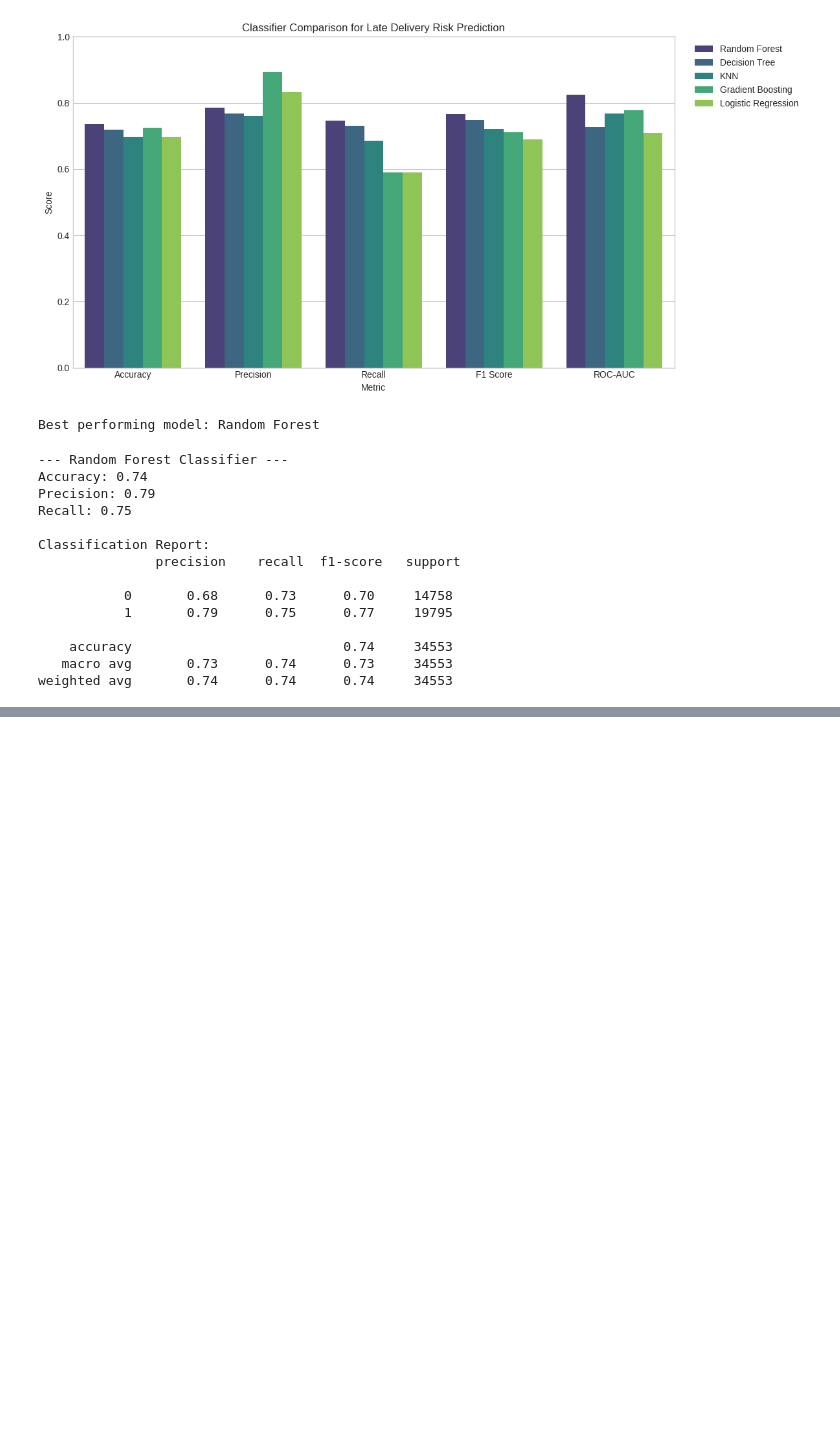
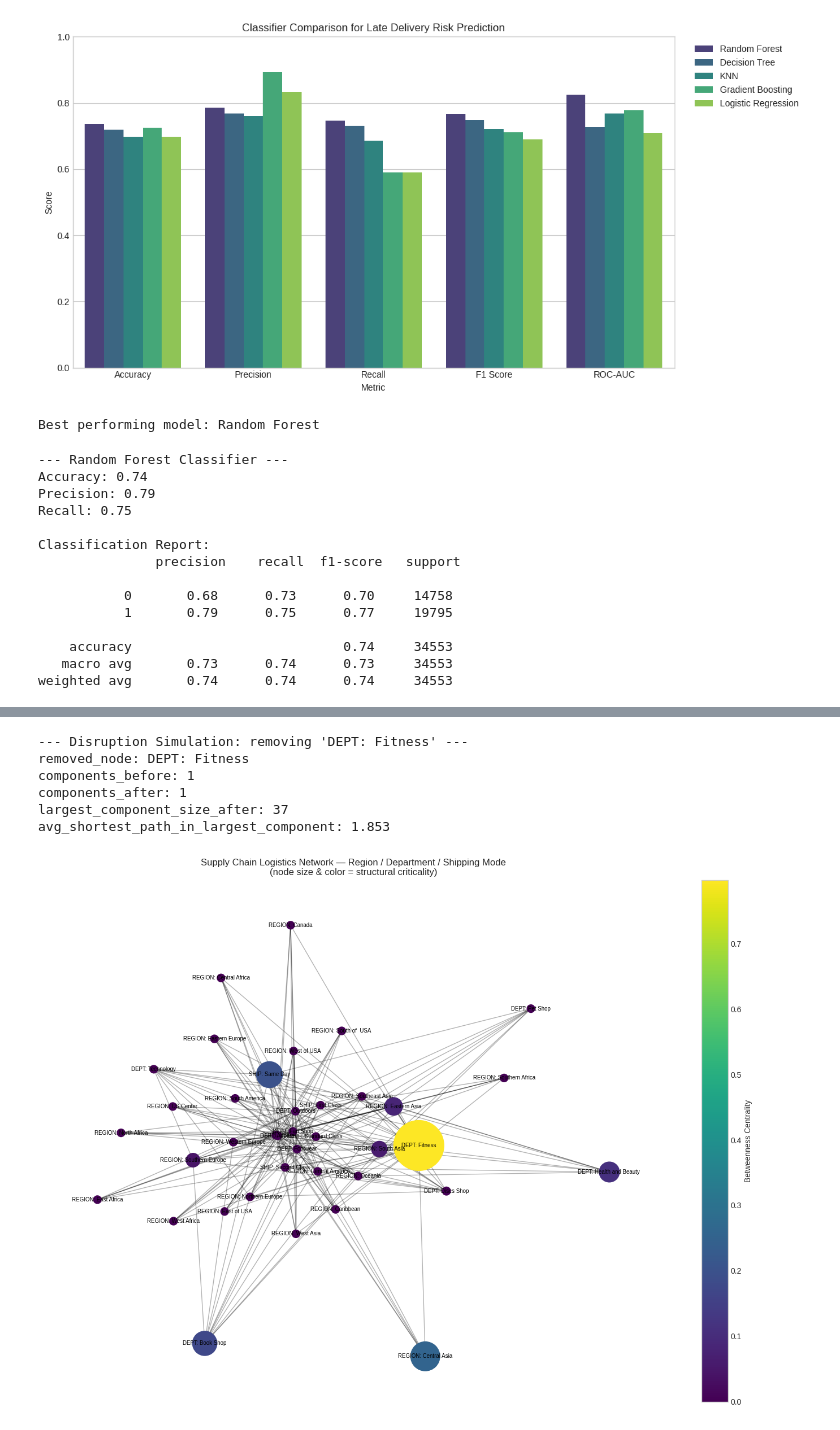
Before and after one commit to samrinasarkar-sammi/Supply-Chain-Analysis-Project-Using-Python, a Jupyter notebook: Supply_Chain_Analysis_Project.ipynb, the cells around one changed output, grey strips where cells are left out. Drawn from its saved outputs; the diff is of its cells as text; code cells hidden in the pictures; blank space fills up the shorter version.

```diff
--- a/Supply_Chain_Analysis_Project.ipynb
+++ b/Supply_Chain_Analysis_Project.ipynb
@@ -734,0 +821,66 @@ weighted avg       0.74      0.74      0.74     34553
+# %%
+# ---------------------------------------------------------------------
+# STEP 3 — Disruption simulation: what happens if we remove the most
+# critical node? A simple, defensible resilience metric: how many
+# separate, disconnected pieces does the network break into, and how
+# much does average connectivity (shortest path length) degrade?
+# ---------------------------------------------------------------------
+
+def simulate_node_removal(graph, node_to_remove):
+    g_copy = graph.copy()
+    g_copy.remove_node(node_to_remove)
+
+    components_before = nx.number_connected_components(graph)
+    components_after = nx.number_connected_components(g_copy)
+
+    # average shortest path length only defined for connected graphs;
+    # compute it on the largest remaining connected component instead
+    largest_cc = max(nx.connected_components(g_copy), key=len)
+    subgraph = g_copy.subgraph(largest_cc)
+    avg_path_after = nx.average_shortest_path_length(subgraph)
+
+    return {
+        "removed_node": node_to_remove,
+        "components_before": components_before,
+        "components_after": components_after,
+        "largest_component_size_after": len(largest_cc),
+        "avg_shortest_path_in_largest_component": round(avg_path_after, 3),
+    }
+
+most_critical_node = centrality_df.iloc[0]["Node"]
+simulation_result = simulate_node_removal(G, most_critical_node)
+
+print(f"\n--- Disruption Simulation: removing '{most_critical_node}' ---")
+for k, v in simulation_result.items():
+    print(f"{k}: {v}")
+# %% [output]
+--- Disruption Simulation: removing 'DEPT: Fitness' ---
+removed_node: DEPT: Fitness
+components_before: 1
+components_after: 1
+largest_component_size_after: 37
+avg_shortest_path_in_largest_component: 1.853
+# %%
+# ---------------------------------------------------------------------
+# STEP 4 — Visualize the network, sized/colored by betweenness
+# ---------------------------------------------------------------------
+
+plt.figure(figsize=(14, 10))
+pos = nx.spring_layout(G, seed=42, k=0.5)
+
+node_sizes = [betweenness_centrality[n] * 5000 + 100 for n in G.nodes()]
+node_colors = [betweenness_centrality[n] for n in G.nodes()]
+
+nx.draw_networkx_edges(G, pos, alpha=0.3)
+nodes = nx.draw_networkx_nodes(
+    G, pos, node_size=node_sizes, node_color=node_colors, cmap="viridis"
+)
+nx.draw_networkx_labels(G, pos, font_size=7)
+plt.colorbar(nodes, label="Betweenness Centrality")
+plt.title("Supply Chain Logistics Network — Region / Department / Shipping Mode\n(node size & color = structural criticality)")
+plt.axis("off")
+plt.tight_layout()
+plt.savefig("network_graph.png", dpi=150)
+plt.show()
+# %% [output]
+[figure, added]
```
Also changed, not shown: parts of 16 cells of this notebook.
